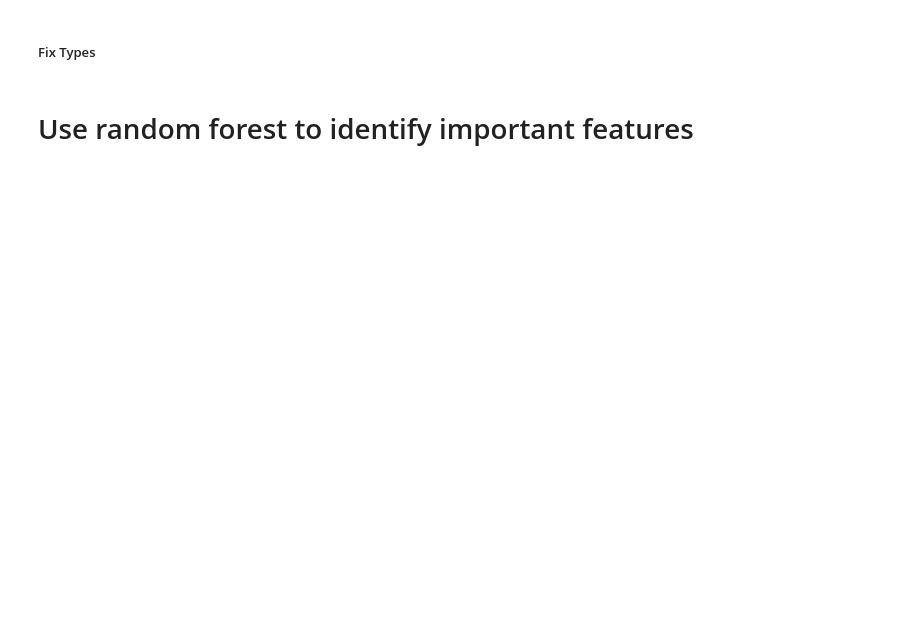
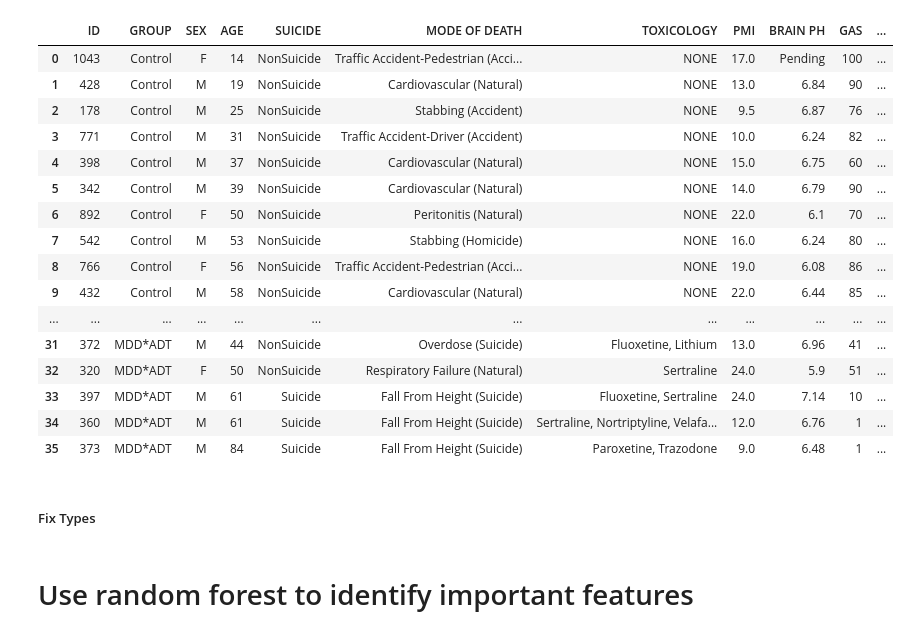
Before and after one commit to yjs1210/brain-depression-proteomic-analysis, a Jupyter notebook: nonparametric_test.ipynb, the cells around one changed output. Cells and saved outputs as stored; diff of their text form; code cells hidden in the pictures; blank space fills up the shorter version.

```diff
--- a/nonparametric_test.ipynb
+++ b/nonparametric_test.ipynb
@@ -8,6 +8,28 @@ import seaborn as sns
 df = pd.read_excel('data/Report_21_050718_3.xls')
 # %%
 df_demographics = pd.read_excel('data/Proteomics-Subjects_Wcodes.xlsx')
+# %%
+df_detailed_demographics = pd.read_excel('data/demographics_detailed.xlsx')
+# %%
+df_detailed_demographics
+# %% [output]
+|  | ID | GROUP | SEX | AGE | SUICIDE | MODE OF DEATH | TOXICOLOGY | PMI | BRAIN PH | GAS | ... |
+| 0 | 1043 | Control | F | 14 | NonSuicide | Traffic Accident-Pedestrian (Acci... | NONE | 17.0 | Pending | 100 | ... |
+| 1 | 428 | Control | M | 19 | NonSuicide | Cardiovascular (Natural) | NONE | 13.0 | 6.84 | 90 | ... |
+| 2 | 178 | Control | M | 25 | NonSuicide | Stabbing (Accident) | NONE | 9.5 | 6.87 | 76 | ... |
+| 3 | 771 | Control | M | 31 | NonSuicide | Traffic Accident-Driver (Accident) | NONE | 10.0 | 6.24 | 82 | ... |
+| 4 | 398 | Control | M | 37 | NonSuicide | Cardiovascular (Natural) | NONE | 15.0 | 6.75 | 60 | ... |
+| 5 | 342 | Control | M | 39 | NonSuicide | Cardiovascular (Natural) | NONE | 14.0 | 6.79 | 90 | ... |
+| 6 | 892 | Control | F | 50 | NonSuicide | Peritonitis (Natural) | NONE | 22.0 | 6.1 | 70 | ... |
+| 7 | 542 | Control | M | 53 | NonSuicide | Stabbing (Homicide) | NONE | 16.0 | 6.24 | 80 | ... |
+| 8 | 766 | Control | F | 56 | NonSuicide | Traffic Accident-Pedestrian (Acci... | NONE | 19.0 | 6.08 | 86 | ... |
+| 9 | 432 | Control | M | 58 | NonSuicide | Cardiovascular (Natural) | NONE | 22.0 | 6.44 | 85 | ... |
+| ... | ... | ... | ... | ... | ... | ... | ... | ... | ... | ... | ... |
+| 31 | 372 | MDD*ADT | M | 44 | NonSuicide | Overdose (Suicide) | Fluoxetine, Lithium | 13.0 | 6.96 | 41 | ... |
+| 32 | 320 | MDD*ADT | F | 50 | NonSuicide | Respiratory Failure (Natural) | Sertraline | 24.0 | 5.9 | 51 | ... |
+| 33 | 397 | MDD*ADT | M | 61 | Suicide | Fall From Height (Suicide) | Fluoxetine, Sertraline | 24.0 | 7.14 | 10 | ... |
+| 34 | 360 | MDD*ADT | M | 61 | Suicide | Fall From Height (Suicide) | Sertraline, Nortriptyline, Velafa... | 12.0 | 6.76 | 1 | ... |
+| 35 | 373 | MDD*ADT | M | 84 | Suicide | Fall From Height (Suicide) | Paroxetine, Trazodone | 9.0 | 6.48 | 1 | ... |
 # %%
 df.columns = df.columns.str.replace(' ','_').str.lower()
 df_demographics.columns = df_demographics.columns.str.replace(' ','_').str.lower()
```
Also changed, not shown: parts of 40 cells of this notebook, 1 other file.
